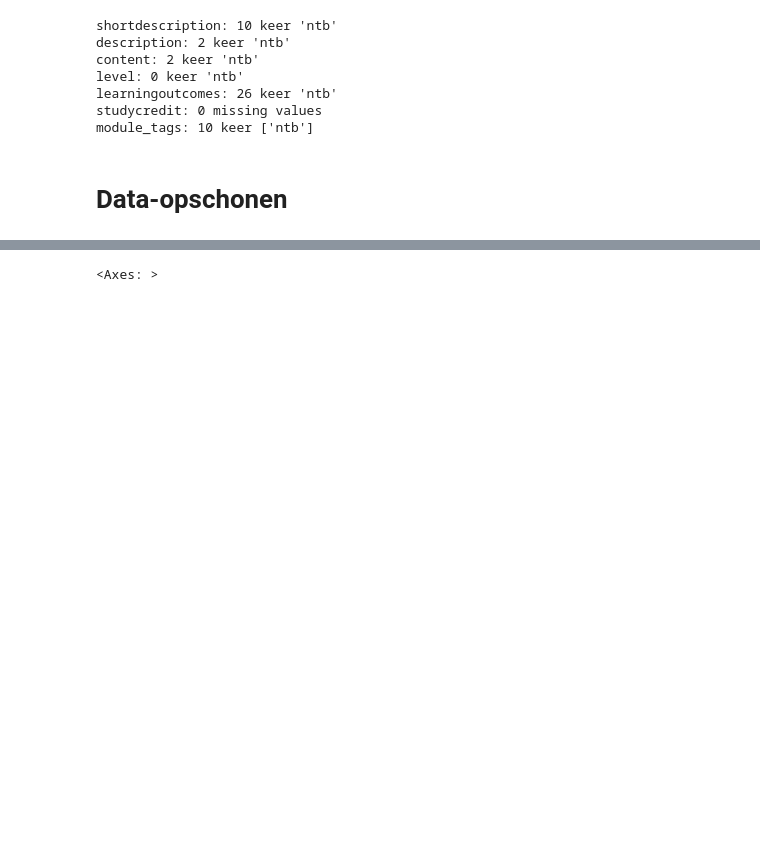
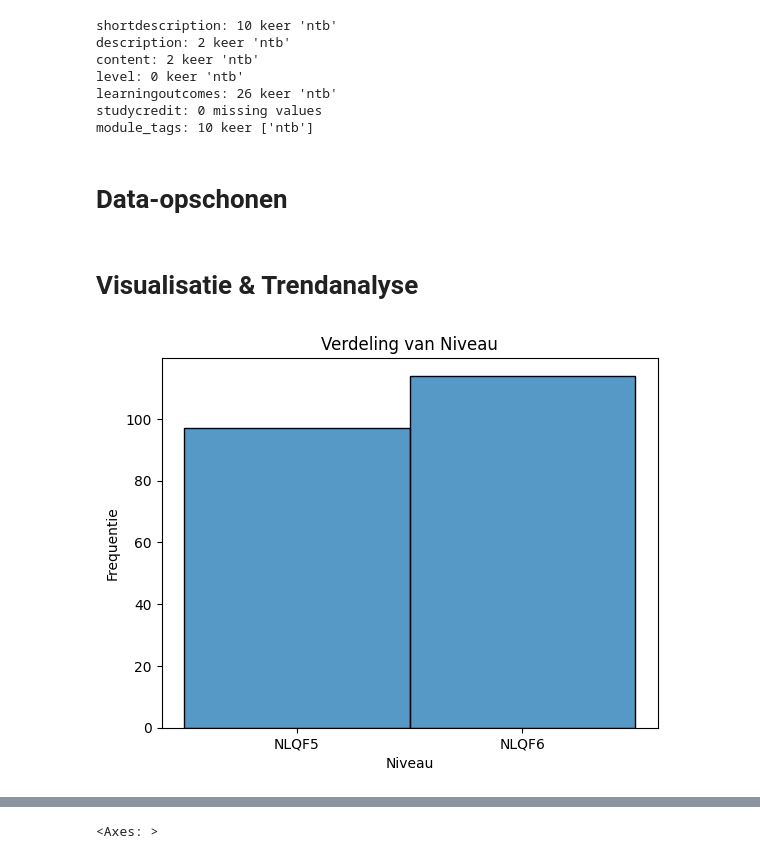
Before and after one commit to EnesT51/LU2-AI-Prototype, a Jupyter notebook: AI-PoC/AI_PoC.ipynb, the cells around one changed output, grey strips where cells are left out. Cells and saved outputs as stored; diff of their text form; code cells hidden in the pictures; blank space fills up the shorter version.

```diff
--- a/AI-PoC/AI_PoC.ipynb
+++ b/AI-PoC/AI_PoC.ipynb
@@ -115,3 +115,13 @@ data_set_copy.reset_index(drop=True, inplace=True)
 data_set_copy['status'] = np.where(data_set_copy.isna().any(axis=1), 'voorlopig', 'definitief')
 
 data_set_copy.to_csv('VKM_dataset_cleaned.csv', index=False)
+# %% [markdown]
+# Visualisatie & Trendanalyse
+# %%
+sns.histplot(data_set_copy['level'].dropna())
+plt.title('Verdeling van Niveau')
+plt.xlabel('Niveau')
+plt.ylabel('Frequentie')
+plt.show()
+# %% [output]
+[figure, added]
```
Also changed, not shown: parts of 13 cells of this notebook.
